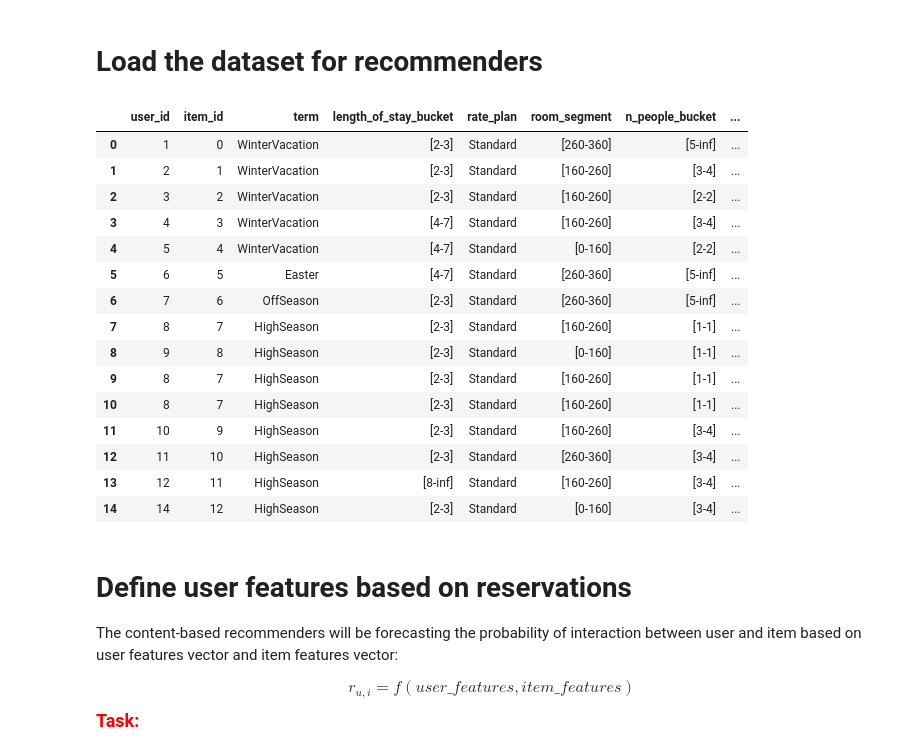
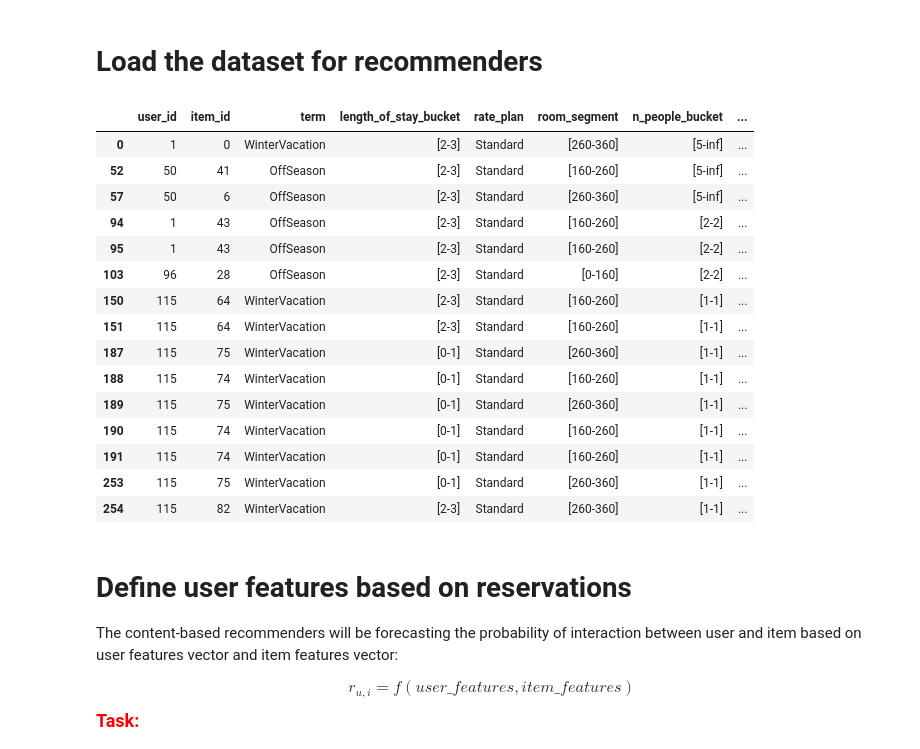
Before and after one commit to GradSzymon/Project1Rek, a Jupyter notebook: project_1_recommender_and_evaluation.ipynb, the cells around one changed output. Cells and saved outputs as stored; diff of their text form; code cells hidden in the pictures.

```diff
--- a/project_1_recommender_and_evaluation.ipynb
+++ b/project_1_recommender_and_evaluation.ipynb
@@ -21,48 +24,48 @@ data_path = os.path.join("data", "hotel_data")
 interactions_df = pd.read_csv(os.path.join(data_path, "hotel_data_interactions_df.csv"), index_col=0)
 
 base_item_features = ['term', 'length_of_stay_bucket', 'rate_plan', 'room_segment', 'n_people_bucket', 'weekend_stay']
 
 column_values_dict = {
     'term': ['WinterVacation', 'Easter', 'OffSeason', 'HighSeason', 'LowSeason', 'MayLongWeekend', 'NewYear', 'Christmas'],
     'length_of_stay_bucket': ['[0-1]', '[2-3]', '[4-7]', '[8-inf]'],
     'rate_plan': ['Standard', 'Nonref'],
     'room_segment': ['[0-160]', '[160-260]', '[260-360]', '[360-500]', '[500-900]'],
     'n_people_bucket': ['[1-1]', '[2-2]', '[3-4]', '[5-inf]'],
     'weekend_stay': ['True', 'False']
 }
 
 interactions_df.loc[:, 'term'] = pd.Categorical(
     interactions_df['term'], categories=column_values_dict['term'])
 interactions_df.loc[:, 'length_of_stay_bucket'] = pd.Categorical(
     interactions_df['length_of_stay_bucket'], categories=column_values_dict['length_of_stay_bucket'])
 interactions_df.loc[:, 'rate_plan'] = pd.Categorical(
     interactions_df['rate_plan'], categories=column_values_dict['rate_plan'])
 interactions_df.loc[:, 'room_segment'] = pd.Categorical(
     interactions_df['room_segment'], categories=column_values_dict['room_segment'])
 interactions_df.loc[:, 'n_people_bucket'] = pd.Categorical(
     interactions_df['n_people_bucket'], categories=column_values_dict['n_people_bucket'])
 interactions_df.loc[:, 'weekend_stay'] = interactions_df['weekend_stay'].astype('str')
 interactions_df.loc[:, 'weekend_stay'] = pd.Categorical(
     interactions_df['weekend_stay'], categories=column_values_dict['weekend_stay'])
 
-display(HTML(interactions_df.head(15).to_html()))
+display(HTML(interactions_df.loc[interactions_df['user_id'].isin([706, 1736, 7779, 96, 1, 50, 115])].head(15).to_html()))
 # %% [output]
 |  | user_id | item_id | term | length_of_stay_bucket | rate_plan | room_segment | n_people_bucket | ... |
 | 0 | 1 | 0 | WinterVacation | [2-3] | Standard | [260-360] | [5-inf] | ... |
-| 1 | 2 | 1 | WinterVacation | [2-3] | Standard | [160-260] | [3-4] | ... |
-| 2 | 3 | 2 | WinterVacation | [2-3] | Standard | [160-260] | [2-2] | ... |
-| 3 | 4 | 3 | WinterVacation | [4-7] | Standard | [160-260] | [3-4] | ... |
-| 4 | 5 | 4 | WinterVacation | [4-7] | Standard | [0-160] | [2-2] | ... |
-| 5 | 6 | 5 | Easter | [4-7] | Standard | [260-360] | [5-inf] | ... |
-| 6 | 7 | 6 | OffSeason | [2-3] | Standard | [260-360] | [5-inf] | ... |
-| 7 | 8 | 7 | HighSeason | [2-3] | Standard | [160-260] | [1-1] | ... |
-| 8 | 9 | 8 | HighSeason | [2-3] | Standard | [0-160] | [1-1] | ... |
-| 9 | 8 | 7 | HighSeason | [2-3] | Standard | [160-260] | [1-1] | ... |
-| 10 | 8 | 7 | HighSeason | [2-3] | Standard | [160-260] | [1-1] | ... |
-| 11 | 10 | 9 | HighSeason | [2-3] | Standard | [160-260] | [3-4] | ... |
-| 12 | 11 | 10 | HighSeason | [2-3] | Standard | [260-360] | [3-4] | ... |
-| 13 | 12 | 11 | HighSeason | [8-inf] | Standard | [160-260] | [3-4] | ... |
-| 14 | 14 | 12 | HighSeason | [2-3] | Standard | [0-160] | [3-4] | ... |
+| 52 | 50 | 41 | OffSeason | [2-3] | Standard | [160-260] | [5-inf] | ... |
+| 57 | 50 | 6 | OffSeason | [2-3] | Standard | [260-360] | [5-inf] | ... |
+| 94 | 1 | 43 | OffSeason | [2-3] | Standard | [160-260] | [2-2] | ... |
+| 95 | 1 | 43 | OffSeason | [2-3] | Standard | [160-260] | [2-2] | ... |
+| 103 | 96 | 28 | OffSeason | [2-3] | Standard | [0-160] | [2-2] | ... |
+| 150 | 115 | 64 | WinterVacation | [2-3] | Standard | [160-260] | [1-1] | ... |
+| 151 | 115 | 64 | WinterVacation | [2-3] | Standard | [160-260] | [1-1] | ... |
+| 187 | 115 | 75 | WinterVacation | [0-1] | Standard | [260-360] | [1-1] | ... |
+| 188 | 115 | 74 | WinterVacation | [0-1] | Standard | [160-260] | [1-1] | ... |
+| 189 | 115 | 75 | WinterVacation | [0-1] | Standard | [260-360] | [1-1] | ... |
+| 190 | 115 | 74 | WinterVacation | [0-1] | Standard | [160-260] | [1-1] | ... |
+| 191 | 115 | 74 | WinterVacation | [0-1] | Standard | [160-260] | [1-1] | ... |
+| 253 | 115 | 75 | WinterVacation | [0-1] | Standard | [260-360] | [1-1] | ... |
+| 254 | 115 | 82 | WinterVacation | [2-3] | Standard | [260-360] | [1-1] | ... |
 # %% [markdown]
 # Define user features based on reservations
 
```
Also changed, not shown: parts of 6 cells of this notebook, 18 other files.
